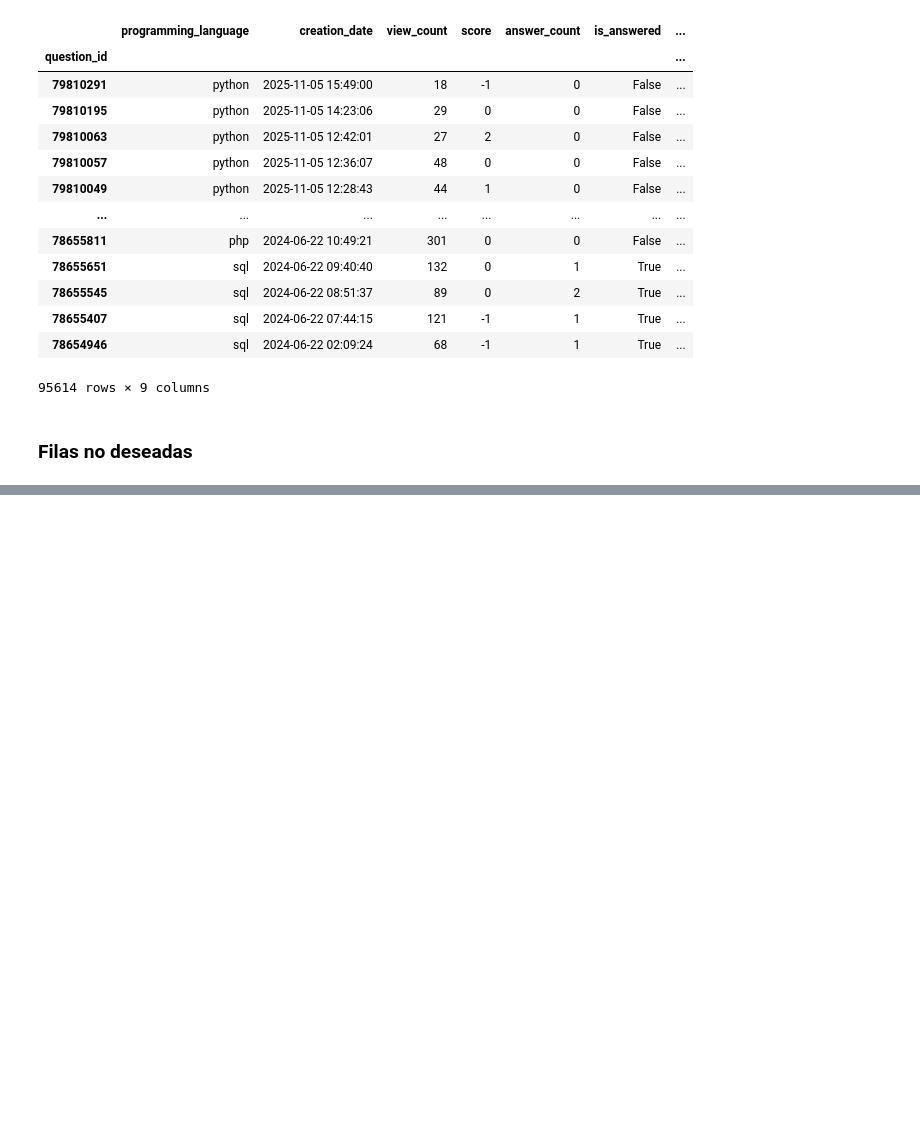
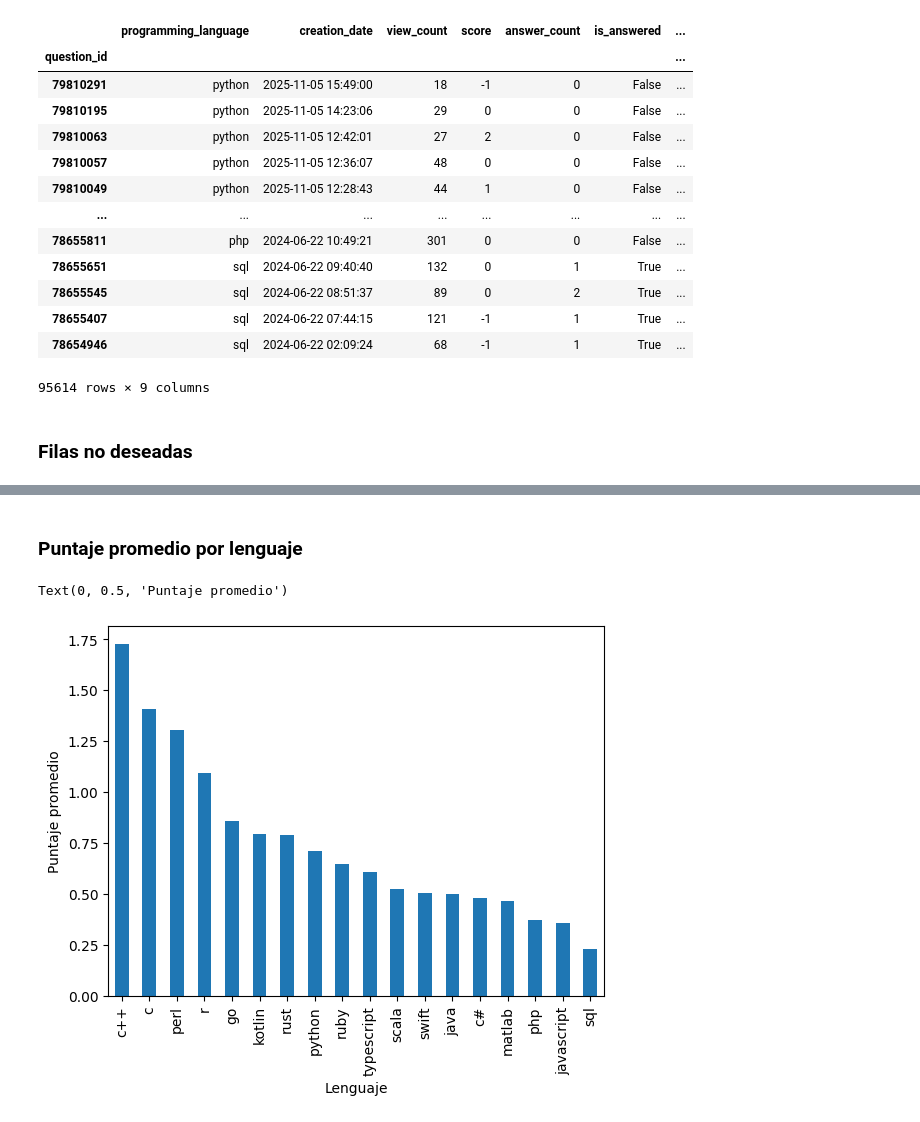
Before and after one commit to Hallxx/Semillero-PyAnalytics, a Jupyter notebook: notebooks/fase0_verificacion.ipynb, the cells around one changed output, grey strips where cells are left out. Cells and saved outputs as stored; diff of their text form; code cells hidden in the pictures; blank space fills up the shorter version.

```diff
--- a/notebooks/fase0_verificacion.ipynb
+++ b/notebooks/fase0_verificacion.ipynb
@@ -254,6 +247,8 @@ df
 # %% [markdown]
 ### Filas no deseadas
 # %%
-no_lenguajes = ["shell", "bash", "powershell", "html", "css"]
+no_lenguajes = ["shell", "bash", "powershell", "html", "css", "haskell", "dart"]
 
 df = df[~df["programming_language"].isin(no_lenguajes)].copy()
+
+# haskell y dart los quite porque nada mas hay 3 preguntas de haskell y 8 de dart
@@ -276,0 +327,13 @@ df
+# %% [markdown]
+### Puntaje promedio por lenguaje
+# %%
+ax = df.groupby("programming_language")["score"] \
+    .mean() \
+    .sort_values(ascending=False) \
+    .plot(kind="bar")
+
+ax.set_xlabel('Lenguaje')
+ax.set_ylabel('Puntaje promedio')
+# %% [output]
+Text(0, 0.5, 'Puntaje promedio')
+[figure, added]
```
Also changed, not shown: parts of 11 cells of this notebook, 6 other files.
